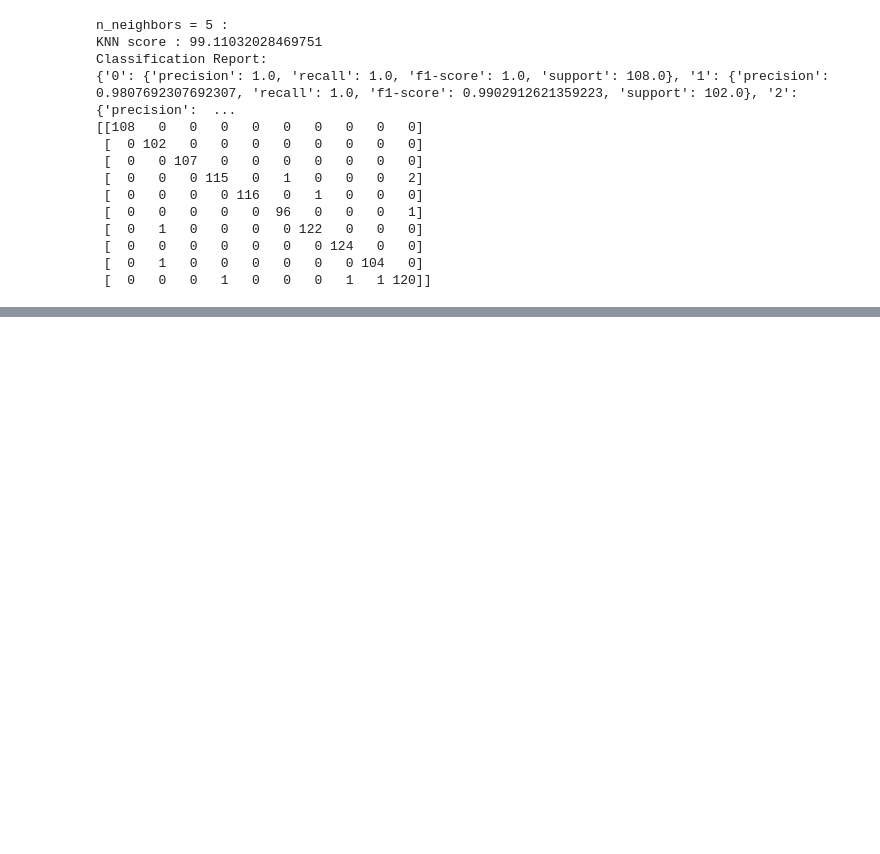
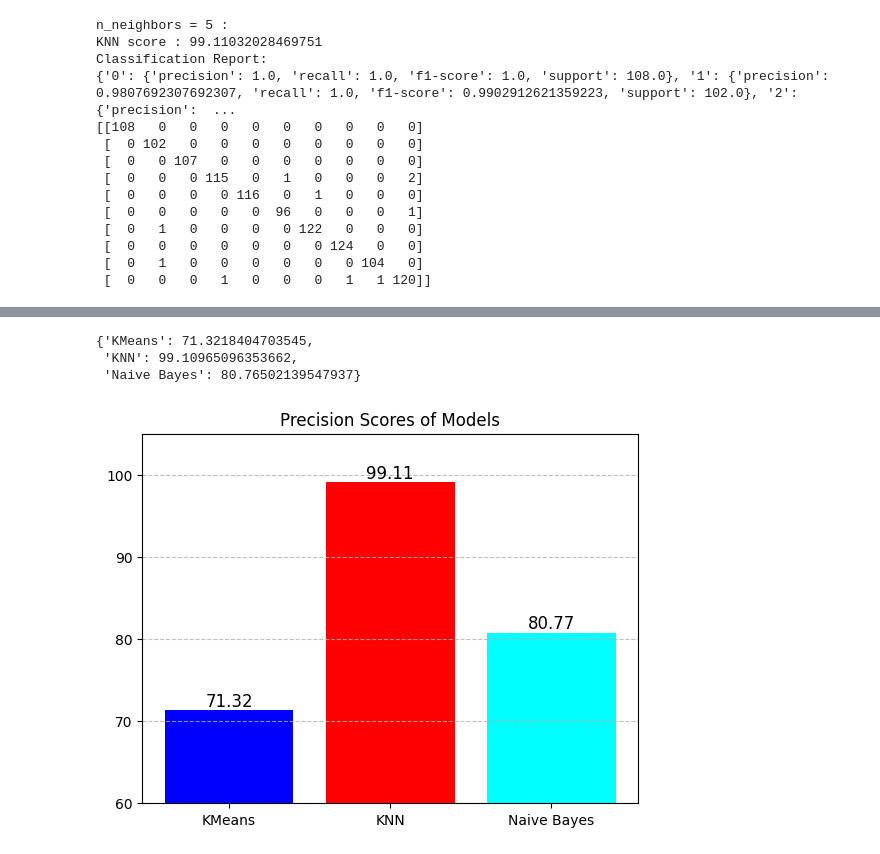
Before and after one commit to Muhammad-Abdullah-Feroz/Macine-Learning, a Jupyter notebook: OCR_Digits.ipynb, the cells around one changed output, grey strips where cells are left out. Drawn from its saved outputs; the diff is of its cells as text; code cells hidden in the pictures; blank space fills up the shorter version.

Commit message:
Finished Evaluation of Naive Bayes and Metrics Comparison

```diff
--- a/OCR_Digits.ipynb
+++ b/OCR_Digits.ipynb
@@ -304,0 +309,3 @@ float
+# %%
+Y_pred = naive_bayes.predict(X_test)
+print(f"Naive Bayes score : {naive_bayes.score(X_test, Y_test)*100}")
@@ -304,0 +335,3 @@ float
+# %%
+reportNB = classification_report(Y_test, Y_pred , output_dict=True)
+reportNB = reportNB["weighted avg"]
@@ -304,0 +343,3 @@ float
+# %%
+models_precision["Naive Bayes"] = reportNB
+models_precision
@@ -304,0 +356,22 @@ float
+# %%
+precision_scores = {
+    "KMeans": models_precision["KMeans"]*100,
+    "KNN": models_precision["KNN"]["f1-score"]*100,
+    "Naive Bayes": models_precision["Naive Bayes"]["f1-score"]*100
+}
+precision_scores
+# %% [output]
+{'KMeans': 71.3218404703545,
+ 'KNN': 99.10965096353662,
+ 'Naive Bayes': 80.76502139547937}
+# %%
+colors = ["blue", "red", "cyan"]
+plt.yticks(np.arange(0, 105 , 10))
+plt.ylim(60,105)
+plt.title("Precision Scores of Models")
+plt.bar(precision_scores.keys(), precision_scores.values(), color=colors)
+plt.grid(axis='y', linestyle='--', alpha=0.8)
+for i , (label,value) in enumerate(precision_scores.items()):
+    plt.text(label, value+0.01, f"{value:.2f}", ha='center', va='bottom', fontsize=12)
+# %% [output]
+[figure, added]
```
Also changed, not shown: parts of 12 cells of this notebook.
